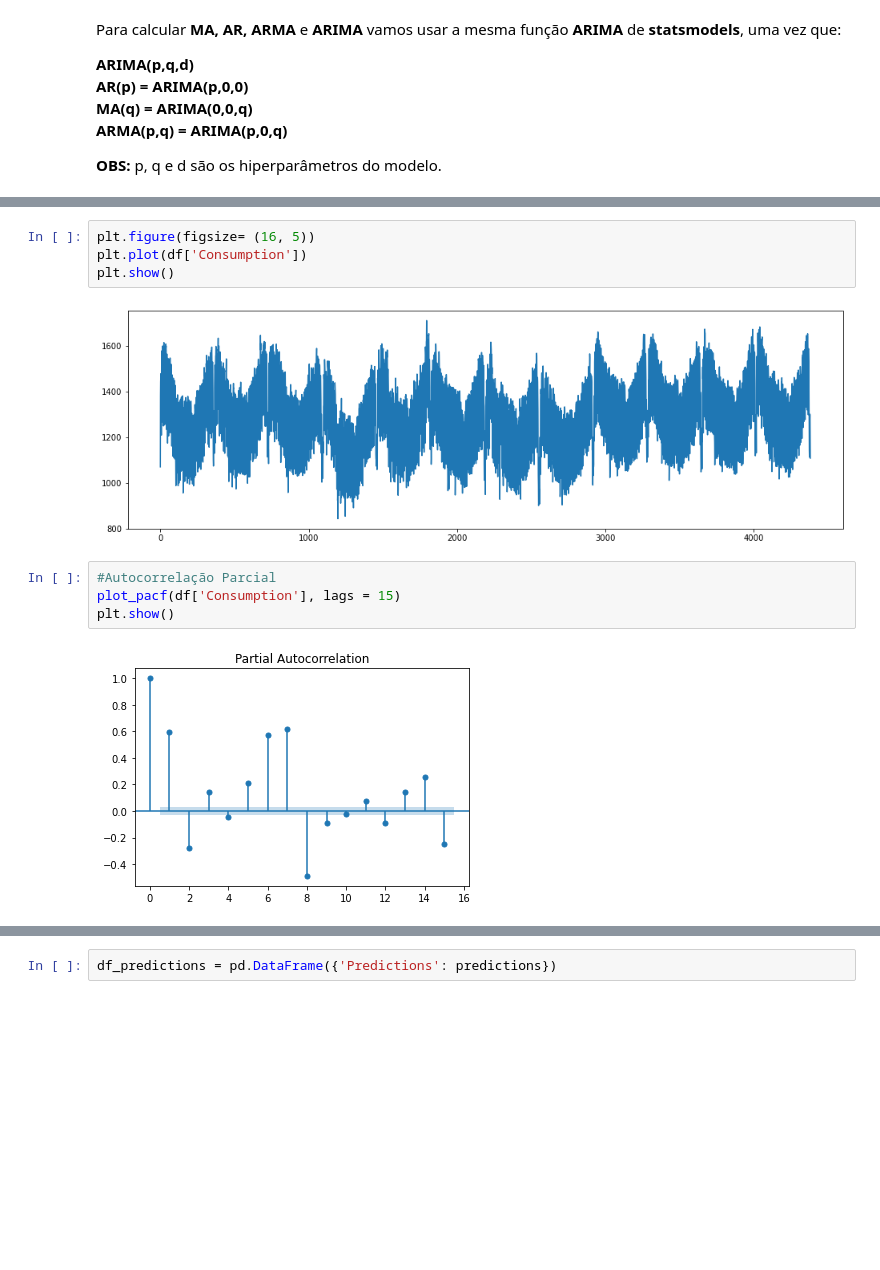
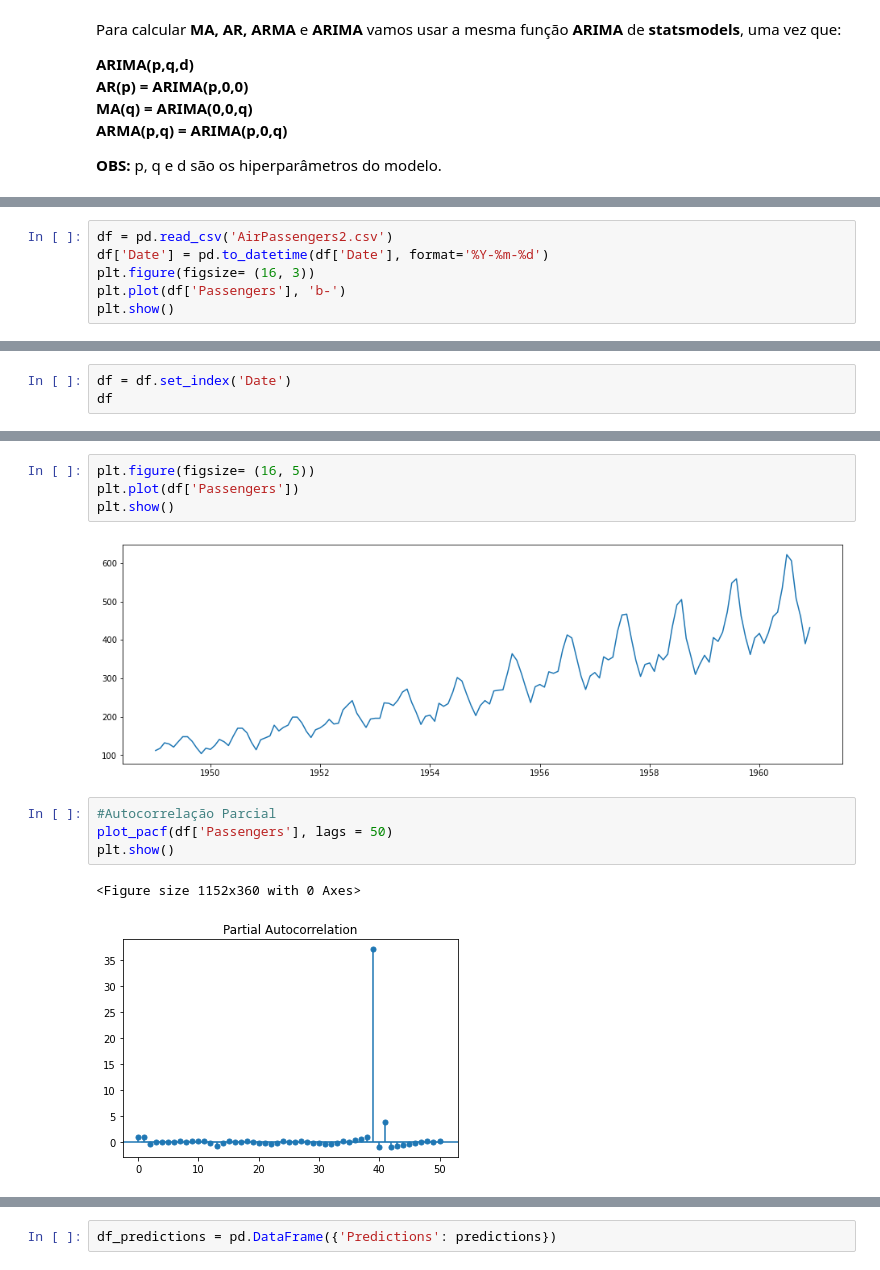
Before and after one commit to TerezaBoada/Estatistica, a Jupyter notebook: 3.2. Modelos Estatísticos para Séries Temporais.ipynb, the cells around one changed output, grey strips where cells are left out. Drawn from its saved outputs; the diff is of its cells as text; blank space fills up the shorter version.

```diff
--- a/3.2. Modelos Estatísticos para Séries Temporais.ipynb
+++ b/3.2. Modelos Estatísticos para Séries Temporais.ipynb
@@ -72,0 +53,6 @@ df
+# %%
+df = pd.read_csv('AirPassengers2.csv')
+df['Date'] = pd.to_datetime(df['Date'], format='%Y-%m-%d')
+plt.figure(figsize= (16, 3))
+plt.plot(df['Passengers'], 'b-')
+plt.show()
@@ -72,0 +125,3 @@ df
+# %%
+df = df.set_index('Date')
+df
@@ -73,13 +163,14 @@ df
 # %%
 plt.figure(figsize= (16, 5))
-plt.plot(df['Consumption'])
+plt.plot(df['Passengers'])
 plt.show()
 # %% [output]
-[figure, old version]
+[figure, new version]
 # %%
 #Autocorrelação Parcial
-plot_pacf(df['Consumption'], lags = 15)
+plot_pacf(df['Passengers'], lags = 50)
 plt.show()
 # %% [output]
+<Figure size 1152x360 with 0 Axes>
-[figure, old version]
+[figure, new version]
 # %%
```
Also changed, not shown: parts of 82 cells of this notebook.
